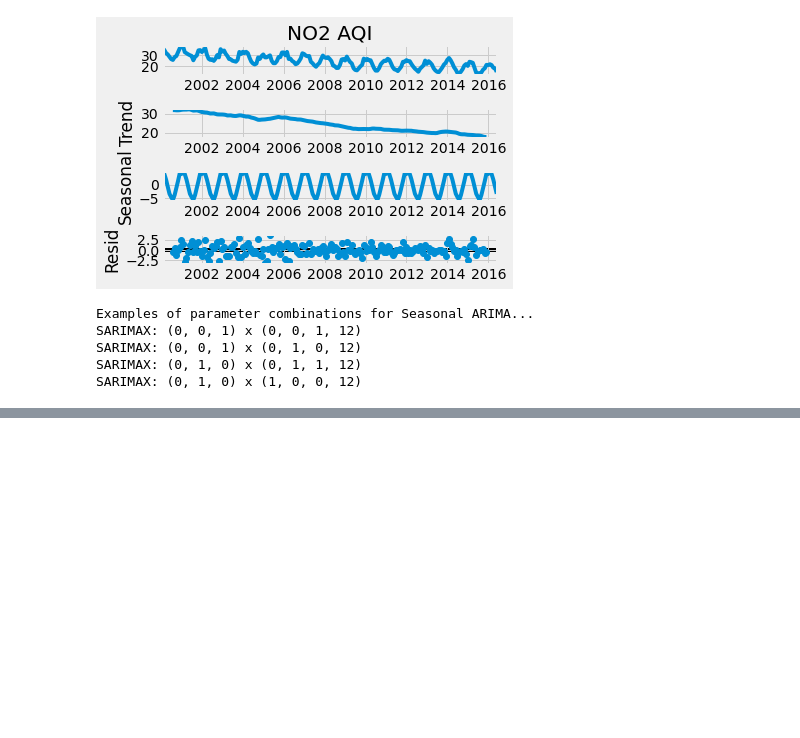
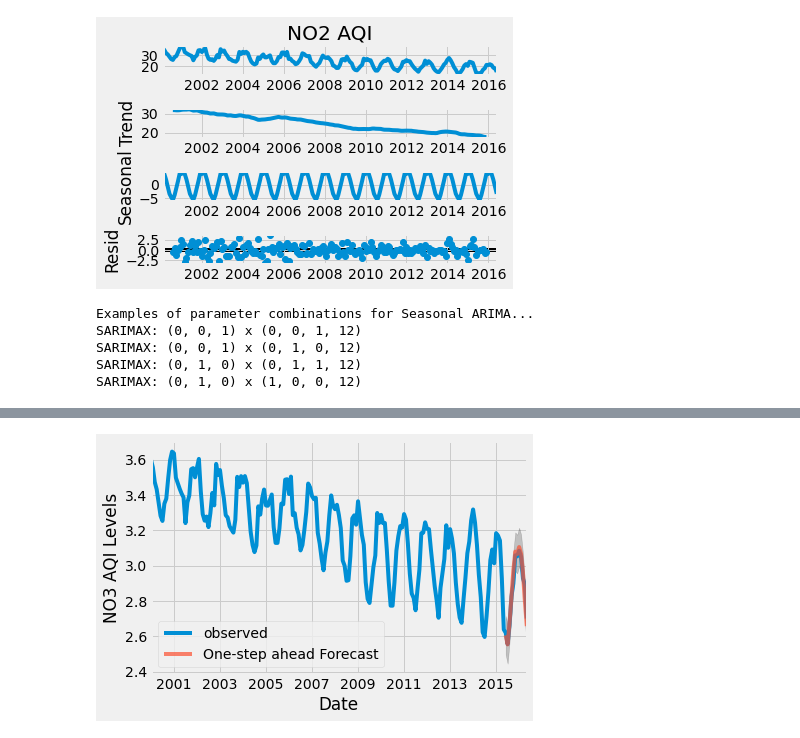
Before and after one commit to rjaynes/AirQ, a Jupyter notebook: SARIMA.ipynb, the cells around one changed output, grey strips where cells are left out. Cells and saved outputs as stored; diff of their text form; code cells hidden in the pictures; blank space fills up the shorter version.

```diff
--- a/SARIMA.ipynb
+++ b/SARIMA.ipynb
@@ -455,2 +457,20 @@ SARIMAX Results
 Warnings:
 [1] Covariance matrix calculated using the outer product of gradients (complex-step).
+# %%
+yn_log=np.log(yn)
+pred = results.get_prediction(start=pd.to_datetime('2015-06-30 00:00:00'), dynamic=False)
+pred_ci = pred.conf_int()
+ax = yn_log['2000':].plot(label='observed')
+pred.predicted_mean.plot(ax=ax, label='One-step ahead Forecast', alpha=.7)
+
+ax.fill_between(pred_ci.index,
+                pred_ci.iloc[:, 0],
+                pred_ci.iloc[:, 1], color='k', alpha=.2)
+
+ax.set_xlabel('Date')
+ax.set_ylabel('NO3 AQI Levels')
+plt.legend()
+
+plt.show()
+# %% [output]
+[figure, added]
```
Also changed, not shown: parts of 47 cells of this notebook.
